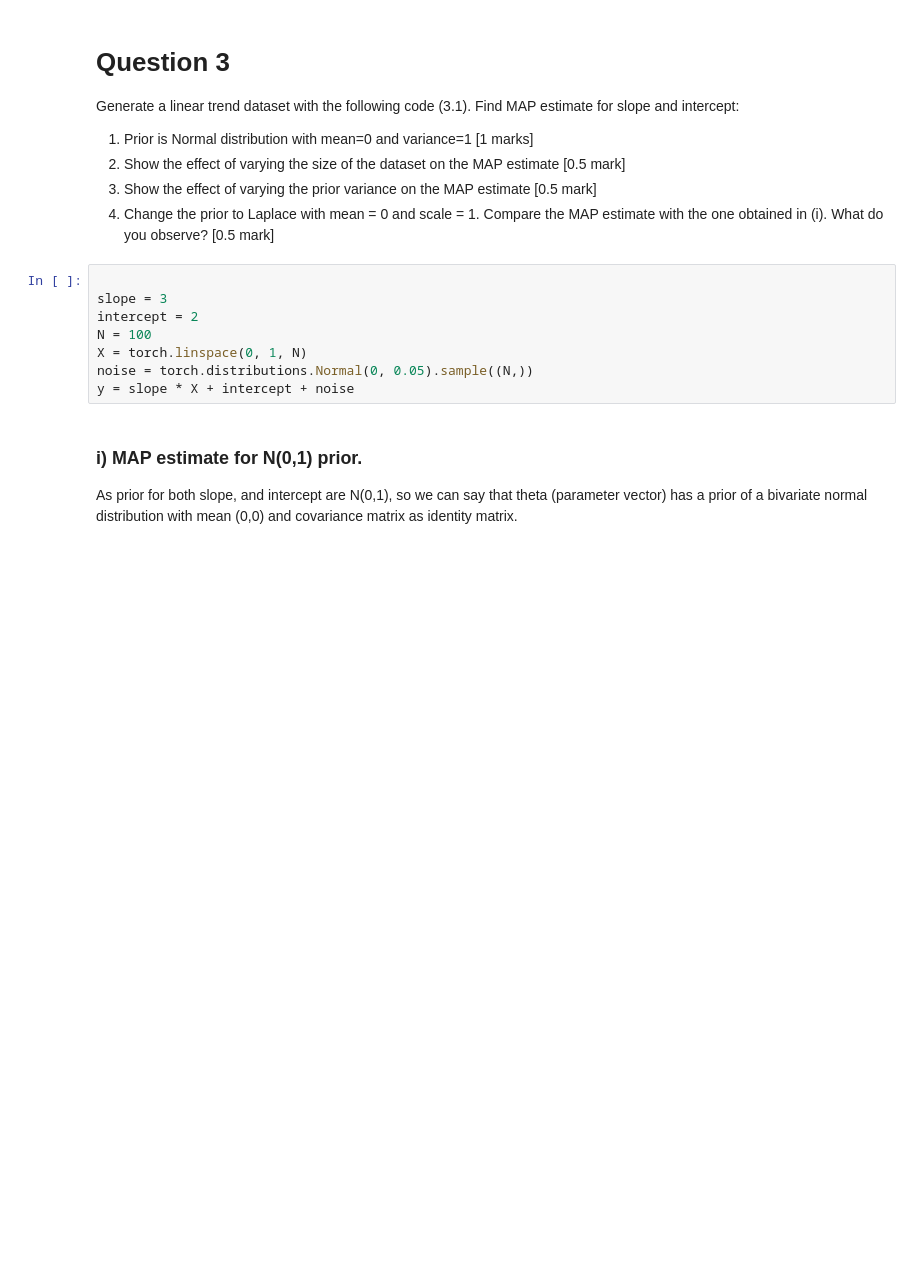
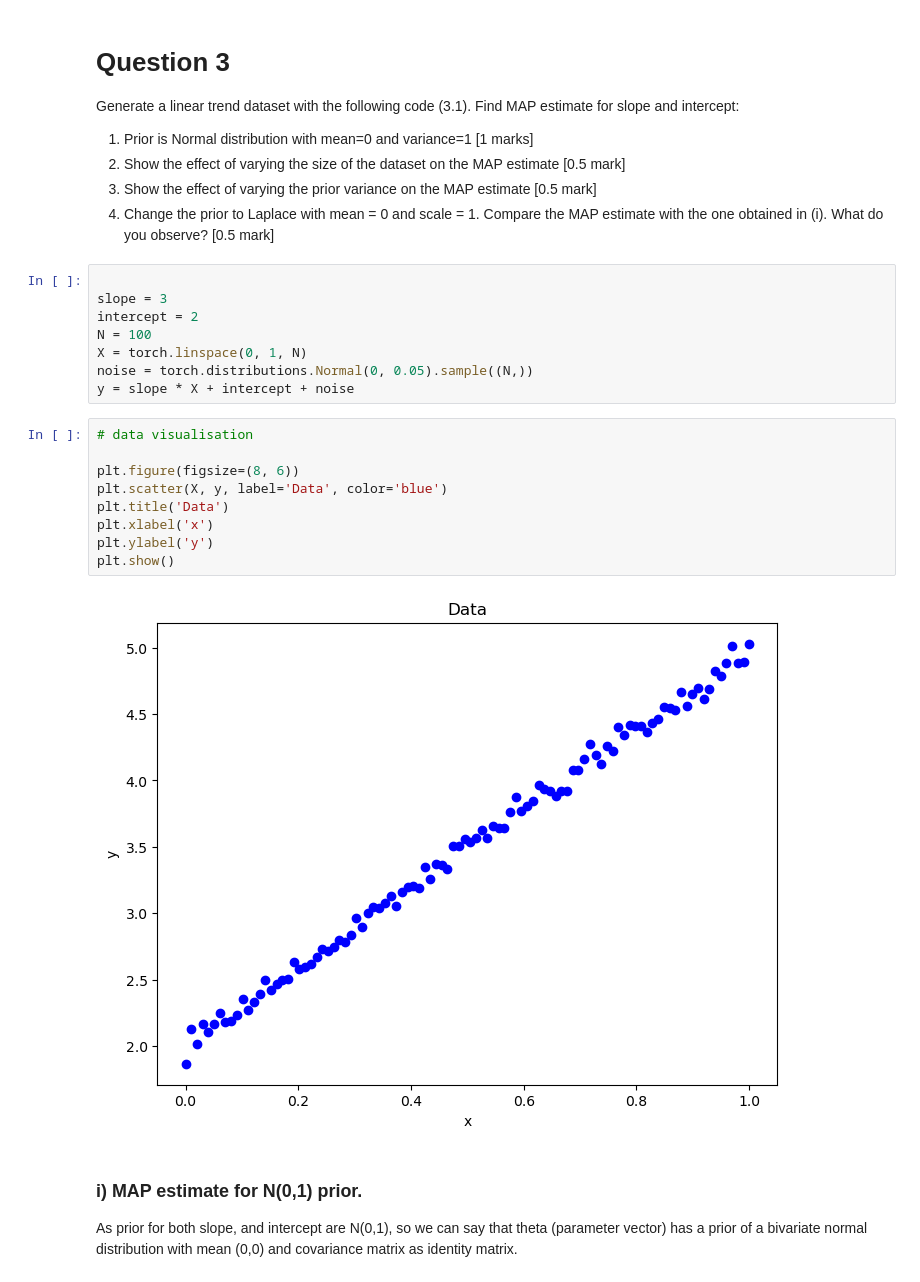
Before and after one commit to DhairyaShah981/pml-assignment2-dhairya-yeeshu, a Jupyter notebook: assignment-2.ipynb, the cells around one changed output. Drawn from its saved outputs; the diff is of its cells as text; blank space fills up the shorter version.

```diff
--- a/assignment-2.ipynb
+++ b/assignment-2.ipynb
@@ -355,6 +365,17 @@ N = 100
 X = torch.linspace(0, 1, N)
 noise = torch.distributions.Normal(0, 0.05).sample((N,))
 y = slope * X + intercept + noise
+# %%
+# data visualisation
+
+plt.figure(figsize=(8, 6))
+plt.scatter(X, y, label='Data', color='blue')
+plt.title('Data')
+plt.xlabel('x')
+plt.ylabel('y')
+plt.show()
+# %% [output]
+[figure, added]
 # %% [markdown]
 ### i) MAP estimate for N(0,1) prior.
 
```
Also changed, not shown: parts of 16 cells of this notebook, 1 other file.
